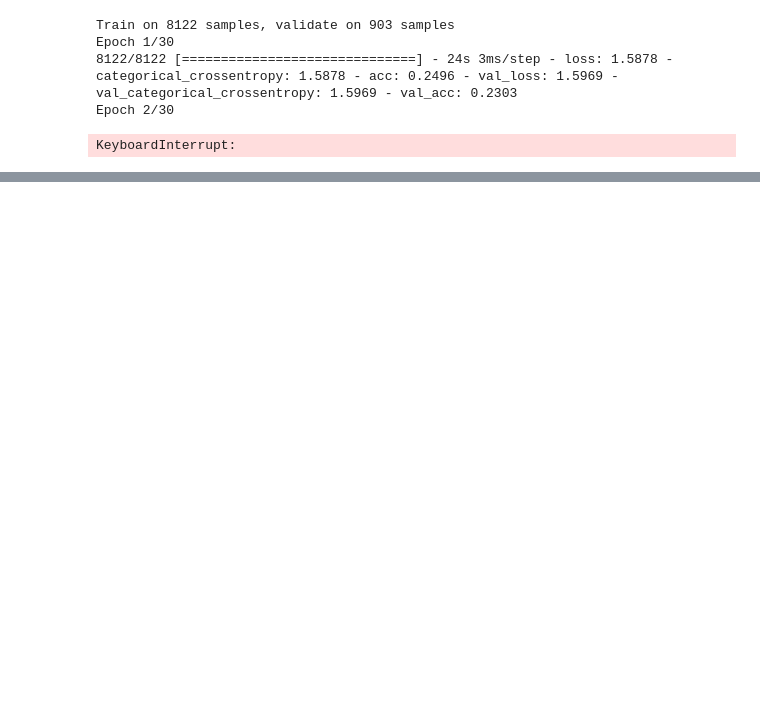
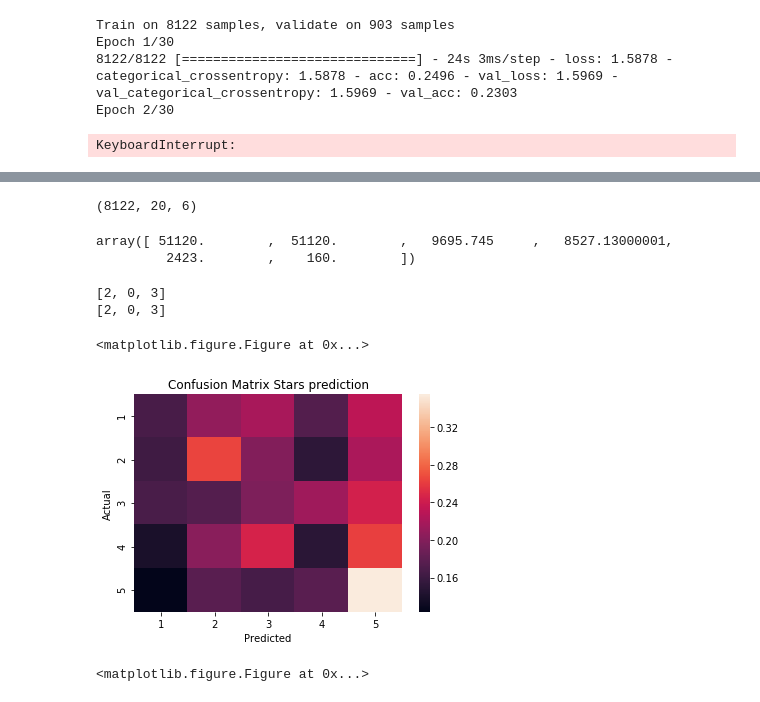
Before and after one commit to hanfeisun/capstone, a Jupyter notebook: Untitled2.ipynb, the cells around one changed output, grey strips where cells are left out. Cells and saved outputs as stored; diff of their text form; code cells hidden in the pictures; blank space fills up the shorter version.

```diff
--- a/Untitled2.ipynb
+++ b/Untitled2.ipynb
@@ -79,0 +535,40 @@ plt.figure(figsize=(12, 10))
+# %%
+p['aux'].shape
+# %% [output]
+(8122, 20, 6)
+# %%
+np.sum(p['aux'], axis=(0,1))
+# %% [output]
+array([ 51120.        ,  51120.        ,   9695.745     ,   8527.13000001,
+         2423.        ,    160.        ])
+# %%
+X, y = np.arange(10).reshape((5, 2)), range(5)
+Z = np.arange(15).reshape((5,3))
+X_train, X_test, y_train, y_test = train_test_split(
+    X, y, test_size=0.33, random_state=42)
+print(y_train)
+_, _, y_train, _ = train_test_split(
+    Z, y, test_size=0.33, random_state=42)
+print(y_train)
+# %% [output]
+[2, 0, 3]
+[2, 0, 3]
+# %%
+from sklearn.manifold import TSNE
+from sklearn.decomposition import PCA
+from sklearn.pipeline import Pipeline
+import h5py
+from pandas_ml import ConfusionMatrix
+
+%matplotlib inline
+y_true = y_test.argmax(axis=1)
+preds = model.predict(X_test)
+preds = preds.argmax(axis=1)
+cm = ConfusionMatrix(y_true, preds)
+cm.plot(backend='seaborn', normalized=True)
+plt.title('Confusion Matrix Stars prediction')
+plt.figure(figsize=(12, 10))
+# %% [output]
+<matplotlib.figure.Figure at 0x...>
+[figure, added]
+<matplotlib.figure.Figure at 0x...>
```
Also changed, not shown: parts of 24 cells of this notebook, 3 other files.
